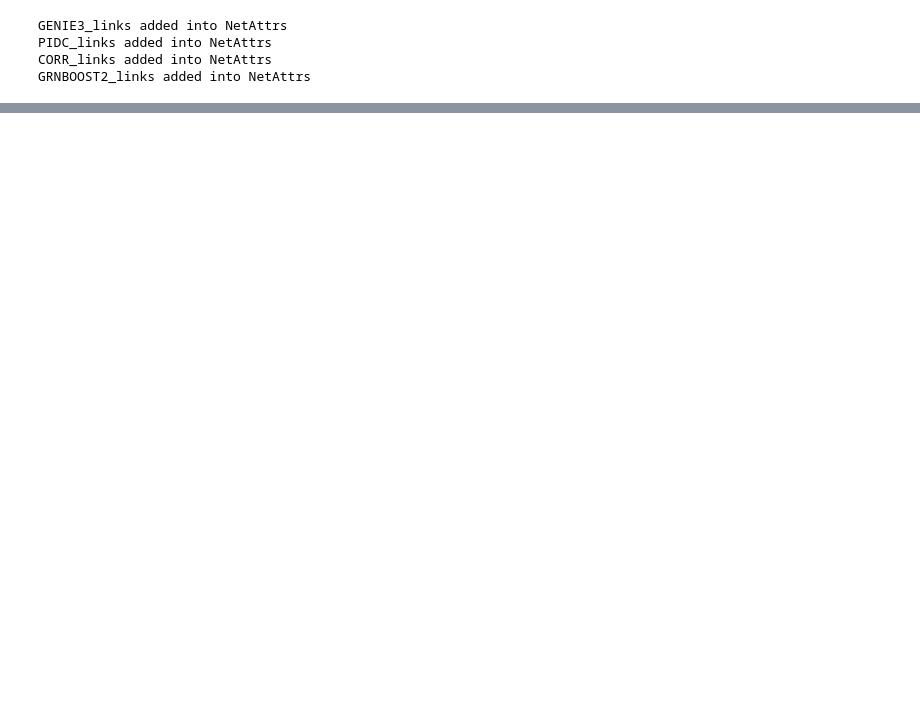
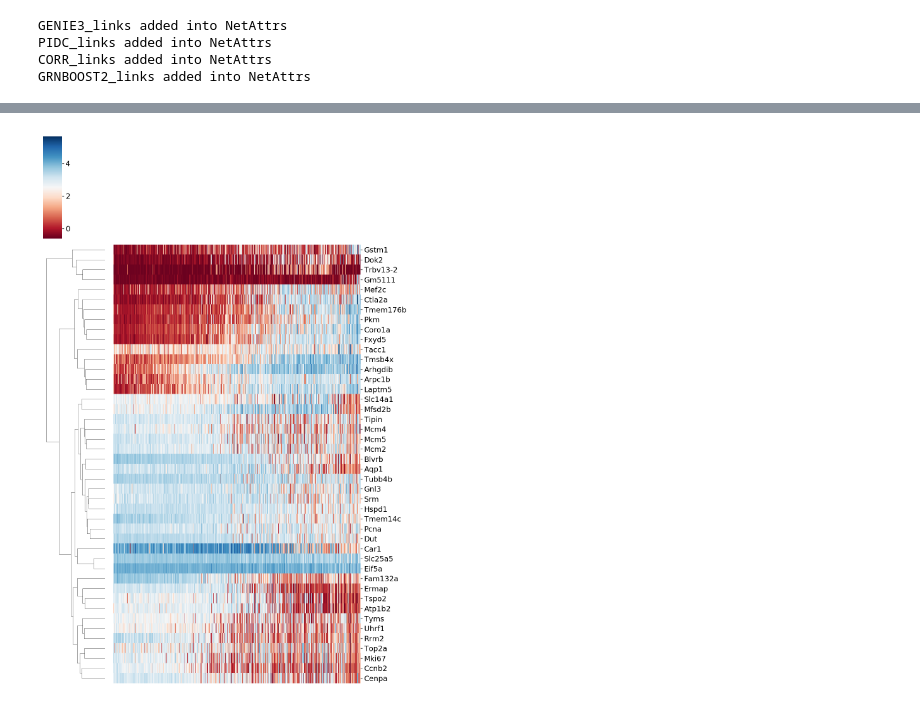
Before and after one commit to MingBit/PySCNet, a Jupyter notebook: tutorial/pyscnet_stream.ipynb, the cells around one changed output, grey strips where cells are left out. Drawn from its saved outputs; the diff is of its cells as text; code cells hidden in the pictures; blank space fills up the shorter version.

Commit message:
plot

```diff
--- a/tutorial/pyscnet_stream.ipynb
+++ b/tutorial/pyscnet_stream.ipynb
@@ -98,0 +101,7 @@ graph added into NetAttrs
+# %%
+gh.geneHeatmap(stream_gne, gene=set(stream_gne.NetAttrs['consensus'].source),
+            cell_clusterid="('S2', 'S1')", select_by='branch_id_alias',
+            order_by='S2_pseudotime', col_cluster=False, yticklabels=True,
+            figsize=[10,15], save_as='result/gene_heatmap.pdf')
+# %% [output]
+[figure, added]
```
Also changed, not shown: parts of 11 cells of this notebook, 8 other files.
